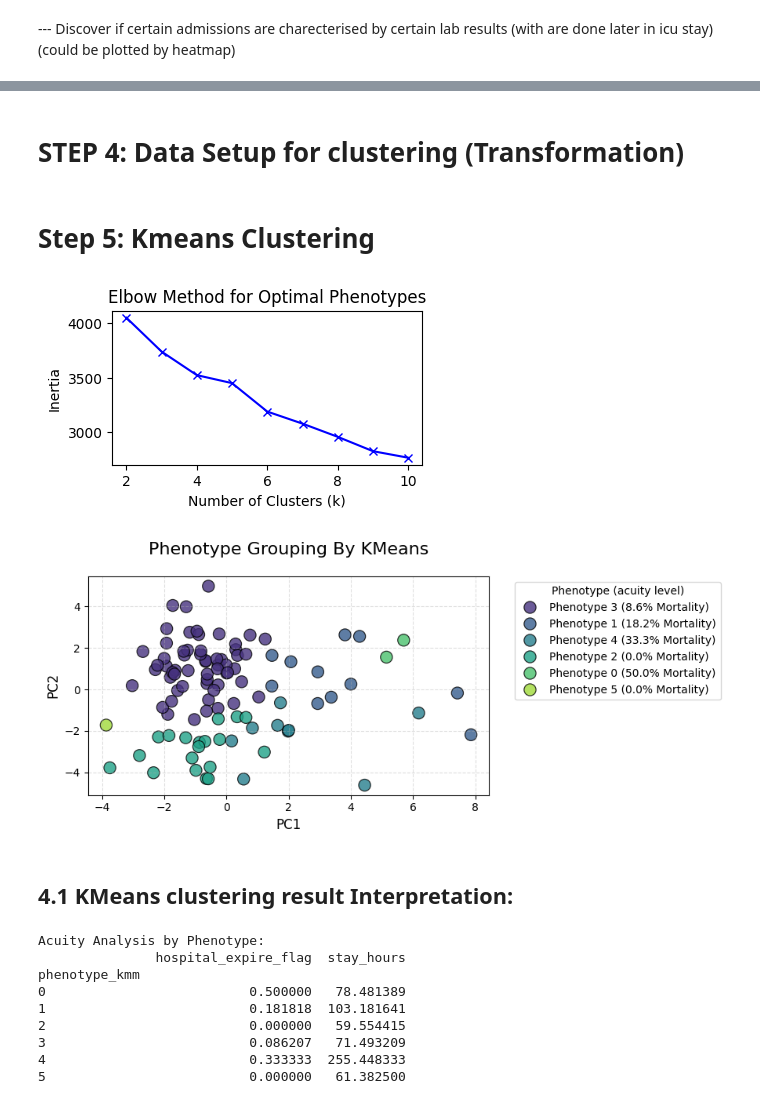
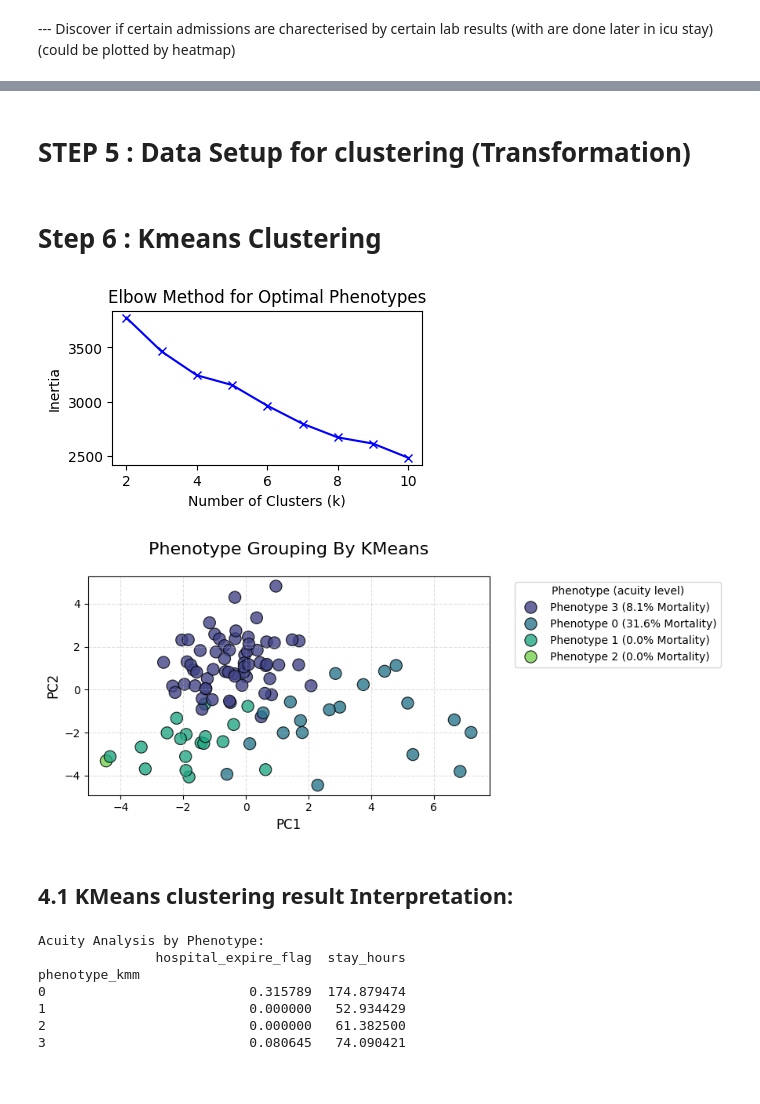
Before and after one commit to OnsHanafi/icu-acquity-phenotyping, a Jupyter notebook: ICUproject.ipynb, the cells around one changed output, grey strips where cells are left out. Saved outputs shown, nothing was run; the diff lists cells and outputs as text; code cells hidden in the pictures.

```diff
--- a/ICUproject.ipynb
+++ b/ICUproject.ipynb
@@ -1071,3 +1071,6 @@ plt.show()
 --- Discover how organ lab results work together (exp: creatinie+BUN for renal function=>Kudney) and their effects on mortality rate (acquity level)
 # %% [markdown]
 --- Discover if certain admissions are charecterised by certain lab results (with are done later in icu stay) (could be plotted by heatmap)
+# %%
+df=df.drop(columns=["HR_fluct","BP_fluct", "RR_fluct"])
+df.info()
@@ -1074,5 +1095,5 @@ plt.show()
 # %% [markdown]
-# STEP 4: Data Setup for clustering (Transformation)
+# STEP 5 : Data Setup for clustering (Transformation)
 # %%
 # we divided our features into two groups:
 # ** The "Phenotype" variables: the features that we will use for clustering and to define the different phenotypes of patients in the ICU.
@@ -1112,7 +1133,7 @@ X_pca = pca.fit_transform(X_processed)
 pca_1=X_pca[:, 0]
 pca_2=X_pca[:, 1]
 # %% [markdown]
-# Step 5: Kmeans Clustering
+# Step 6 : Kmeans Clustering
 # %%
 # --- 1. Finding Optimal K (The Elbow Method) ---
 inertia = []
@@ -1130,42 +1151,42 @@ plt.title('Elbow Method for Optimal Phenotypes')
 plt.show()
 # --- 1. K-Means Clustering Execution ---
 # We use k=4 based on your elbow method analysis
-Cluster_kmeans = KMeans(n_clusters=6, random_state=42, n_init=30)
+Cluster_kmeans = KMeans(n_clusters=4, random_state=42, n_init=30)
 df['phenotype_kmm'] = Cluster_kmeans.fit_predict(X_processed)
 
 # --- 2. Calculate Mortality Rates for Labeling ---
 kmeans_rates = df.groupby('phenotype_kmm')['hospital_expire_flag'].mean() * 100
-kmeans_labels = {i: f"Phenotype {i} ({kmeans_rates[i]:.1f}% Mortality)" for i in range(6)}
+kmeans_labels = {i: f"Phenotype {i} ({kmeans_rates[i]:.1f}% Mortality)" for i in range(4)}
 df['kmeans_label'] = df['phenotype_kmm'].map(kmeans_labels)
 
 
 # --- 5. Clusters Visualization ---
 fig, ax = plt.subplots(figsize=(9, 4))
 
 # Plot the clusters
 scatter = sns.scatterplot(
     x=pca_1,
     y=pca_2,
     hue=df['kmeans_label'],
     palette='viridis',
     s=120,
     alpha=0.8,
     edgecolor='black',
     ax=ax
 )
 
 plt.title('Phenotype Grouping By KMeans', fontsize=16, pad=20)
 plt.xlabel('PC1', fontsize=12)
 plt.ylabel('PC2', fontsize=12)
 
 plt.legend(title='Phenotype (acuity level)', bbox_to_anchor=(1.05, 1), loc='upper left')
 plt.grid(True, linestyle='--', alpha=0.4)
 plt.tight_layout()
 
 plt.show()
 # %% [output]
-[figure, old version]
+[figure, new version]
-[figure, old version]
+[figure, new version]
 # %% [markdown]
 4.1 KMeans clustering result Interpretation:
 -
@@ -1180,12 +1201,10 @@ print(acuity_profile)
 Acuity Analysis by Phenotype:
                hospital_expire_flag  stay_hours
 phenotype_kmm
-0                          0.500000   78.481389
-1                          0.181818  103.181641
-2                          0.000000   59.554415
-3                          0.086207   71.493209
-4                          0.333333  255.448333
-5                          0.000000   61.382500
+0                          0.315789  174.879474
+1                          0.000000   52.934429
+2                          0.000000   61.382500
+3                          0.080645   74.090421
 # %%
 ##### Testing with k=3 to compare results
 # test_km_3 = KMeans(n_clusters=3, random_state=42, n_init=10)
```
Also changed, not shown: parts of 9 cells of this notebook.
